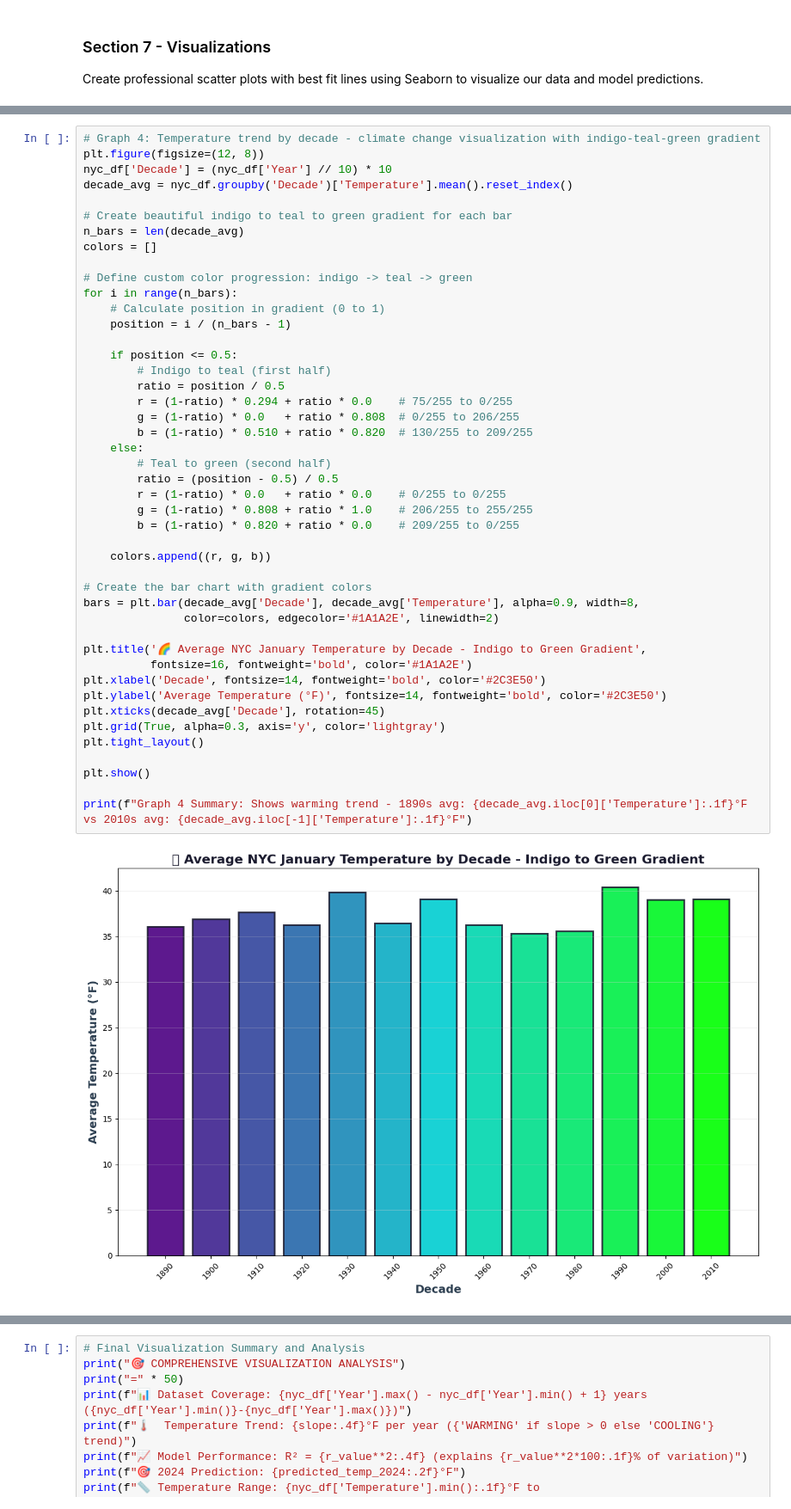
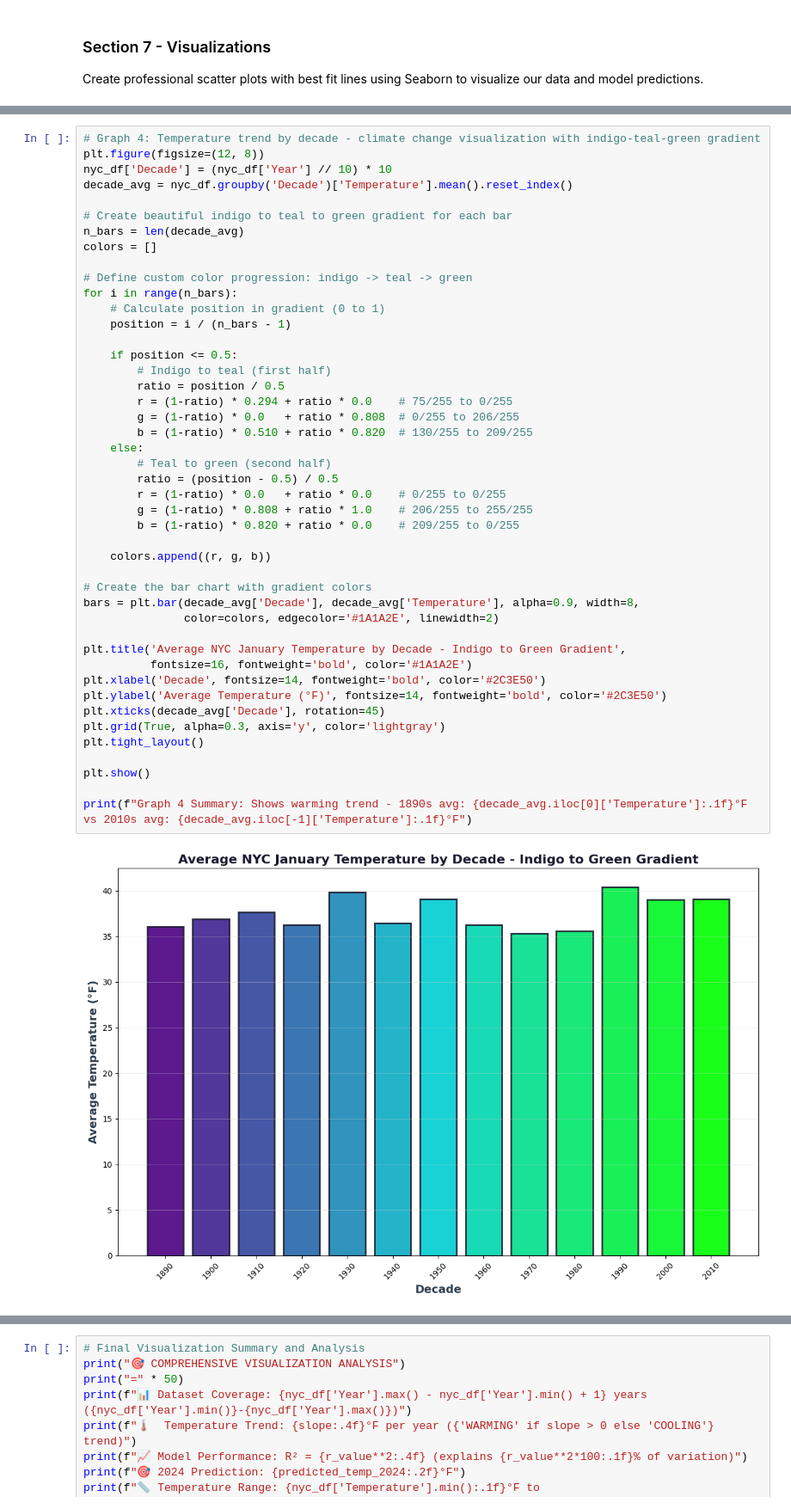
Before and after one commit to ksteele3712/datafun-07_ml, a Jupyter notebook: kristinesteele_ml.ipynb, the cells around one changed output, grey strips where cells are left out. Shown at 86% size. Cells and saved outputs as stored; diff of their text form.

```diff
--- a/kristinesteele_ml.ipynb
+++ b/kristinesteele_ml.ipynb
@@ -555,35 +555,35 @@ for i in range(n_bars):
     if position <= 0.5:
         # Indigo to teal (first half)
         ratio = position / 0.5
         r = (1-ratio) * 0.294 + ratio * 0.0    # 75/255 to 0/255
         g = (1-ratio) * 0.0   + ratio * 0.808  # 0/255 to 206/255
         b = (1-ratio) * 0.510 + ratio * 0.820  # 130/255 to 209/255
     else:
         # Teal to green (second half)
         ratio = (position - 0.5) / 0.5
         r = (1-ratio) * 0.0   + ratio * 0.0    # 0/255 to 0/255
         g = (1-ratio) * 0.808 + ratio * 1.0    # 206/255 to 255/255
         b = (1-ratio) * 0.820 + ratio * 0.0    # 209/255 to 0/255
 
     colors.append((r, g, b))
 
 # Create the bar chart with gradient colors
 bars = plt.bar(decade_avg['Decade'], decade_avg['Temperature'], alpha=0.9, width=8,
                color=colors, edgecolor='#1A1A2E', linewidth=2)
 
-plt.title('🌈 Average NYC January Temperature by Decade - Indigo to Green Gradient',
+plt.title('Average NYC January Temperature by Decade - Indigo to Green Gradient',
           fontsize=16, fontweight='bold', color='#1A1A2E')
 plt.xlabel('Decade', fontsize=14, fontweight='bold', color='#2C3E50')
 plt.ylabel('Average Temperature (°F)', fontsize=14, fontweight='bold', color='#2C3E50')
 plt.xticks(decade_avg['Decade'], rotation=45)
 plt.grid(True, alpha=0.3, axis='y', color='lightgray')
 plt.tight_layout()
 
 plt.show()
 
 print(f"Graph 4 Summary: Shows warming trend - 1890s avg: {decade_avg.iloc[0]['Temperature']:.1f}°F vs 2010s avg: {decade_avg.iloc[-1]['Temperature']:.1f}°F")
 # %% [output]
-[figure, old version]
+[figure, new version]
 Graph 4 Summary: Shows warming trend - 1890s avg: 36.1°F vs 2010s avg: 39.1°F
 # %%
 # Final Visualization Summary and Analysis
```
Also changed, not shown: parts of 4 cells of this notebook.
